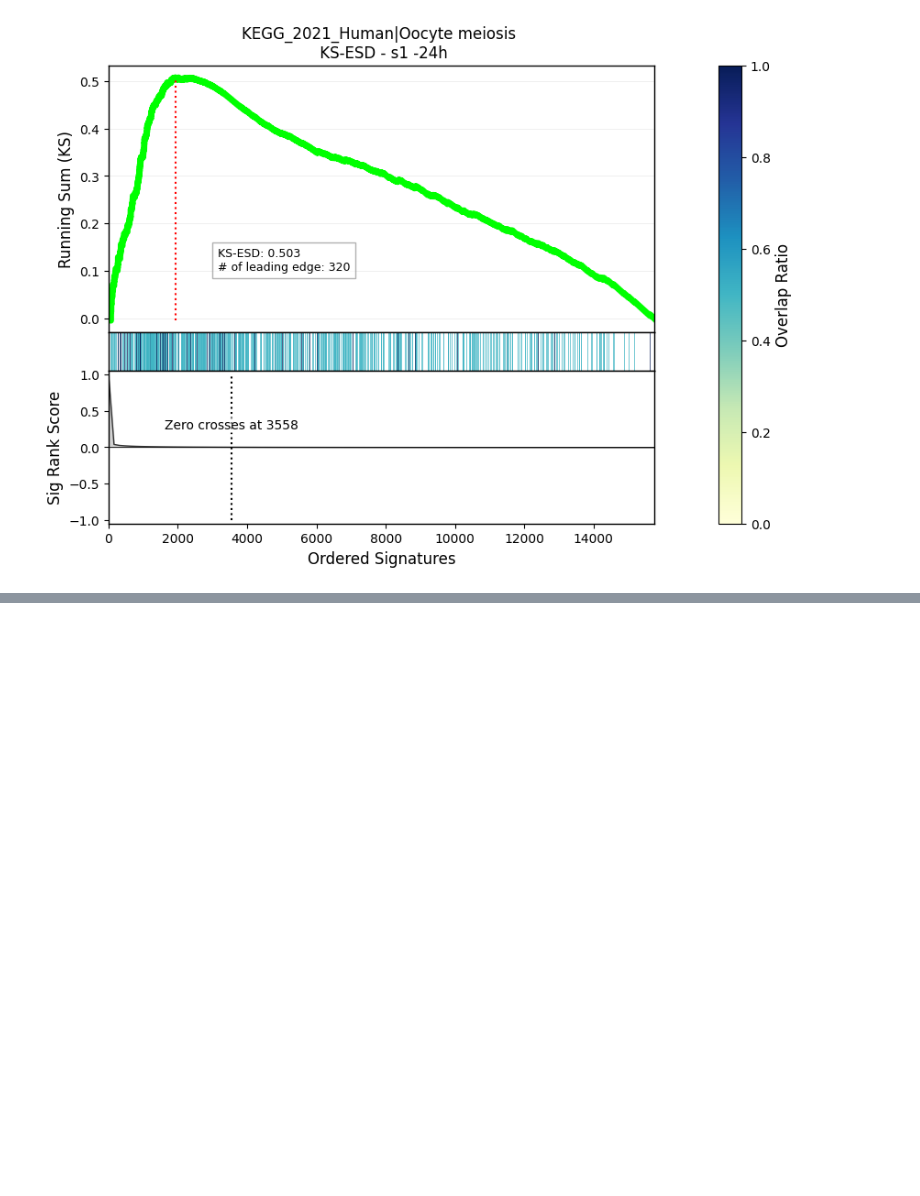
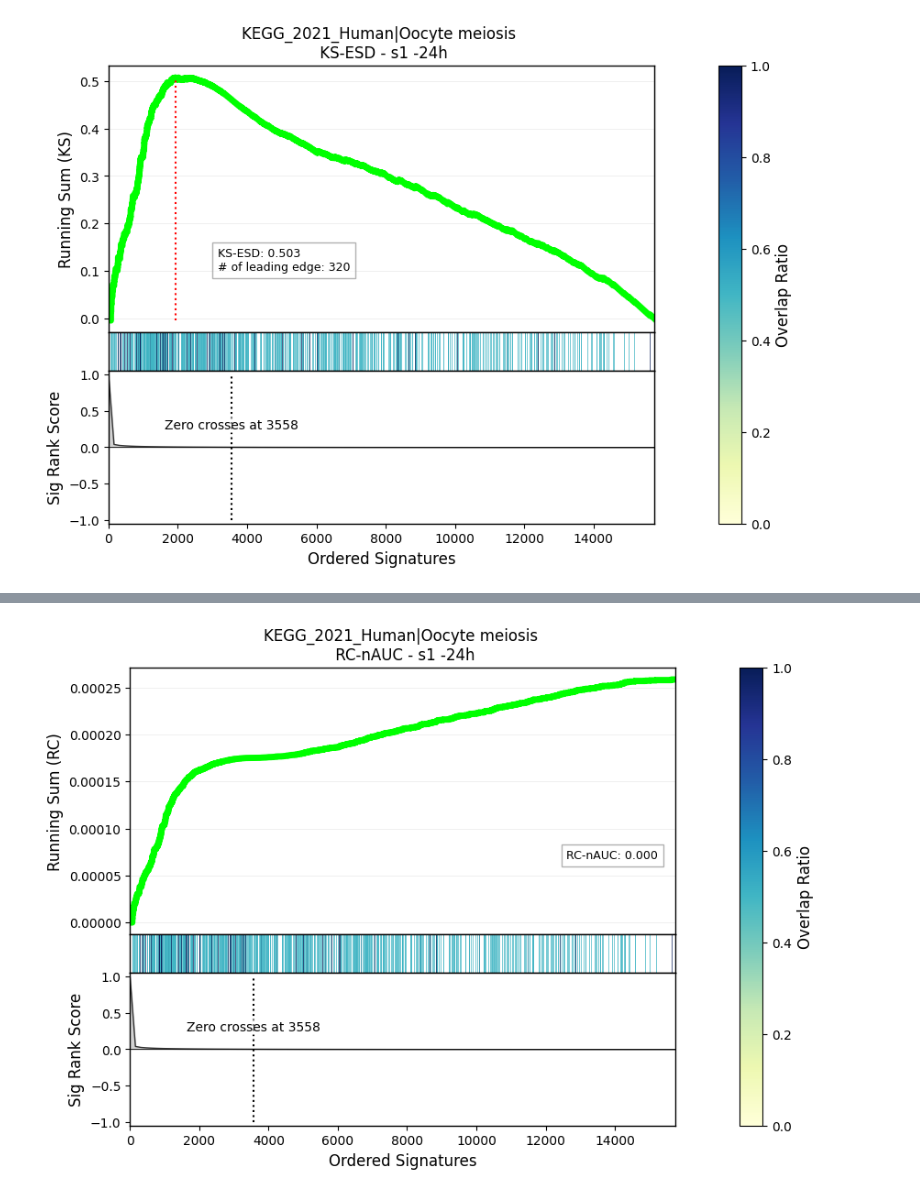
Before and after one commit to compbioclub/GREA, a Jupyter notebook: docs/tutorial/interaction-obs_prerank_enrich.ipynb, the cells around one changed output, grey strips where cells are left out. Cells and saved outputs as stored; diff of their text form; code cells hidden in the pictures; blank space fills up the shorter version.

```diff
--- a/docs/tutorial/interaction-obs_prerank_enrich.ipynb
+++ b/docs/tutorial/interaction-obs_prerank_enrich.ipynb
@@ -199,0 +250,8 @@ fig
+# %%
+%autoreload
+term = 'KEGG_2021_Human|Oocyte meiosis'
+obs_id = 's1 -24h'
+fig = obj.pl_running_sum('RC-nAUC', term, obs_id)
+fig
+# %% [output]
+[figure, added]
```
Also changed, not shown: parts of 14 cells of this notebook, 13 other files.
